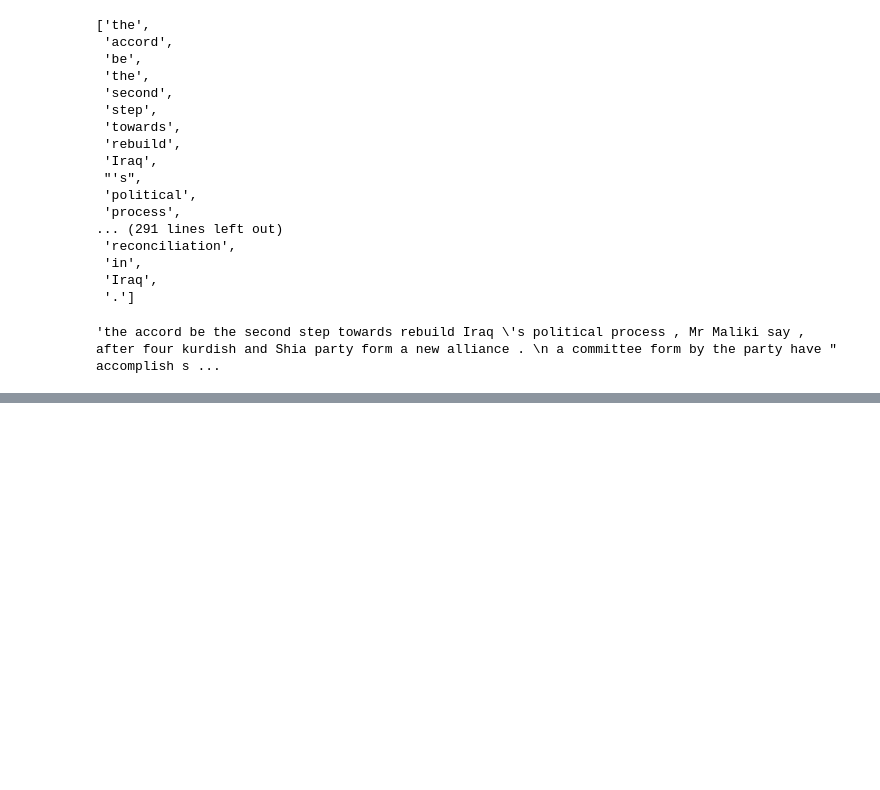
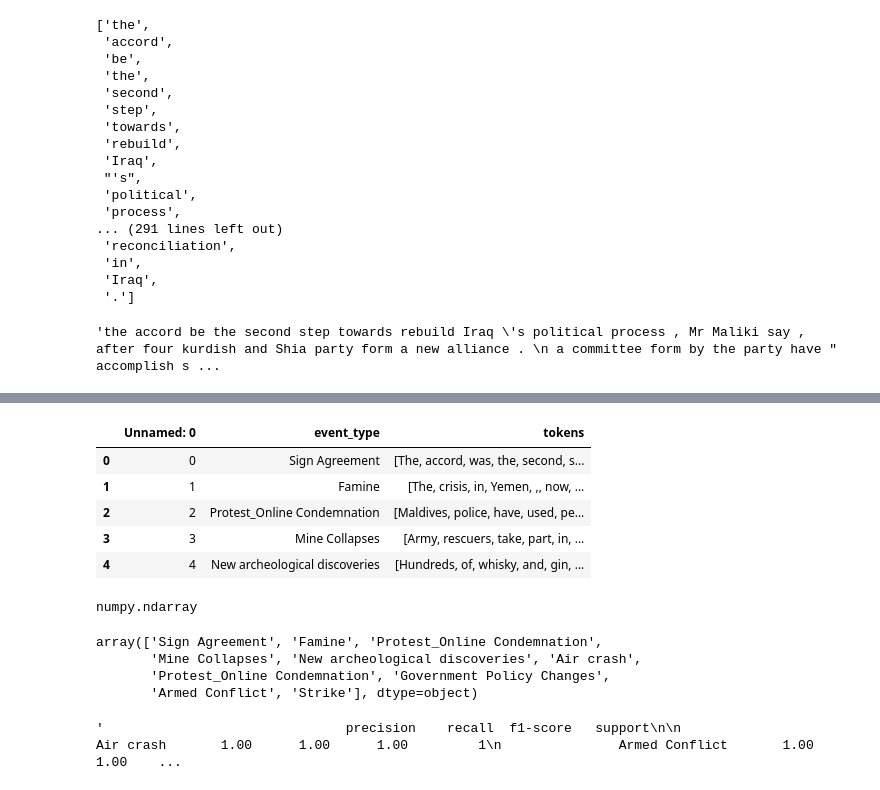
Before and after one commit to jankovidakovic/cross_lingual_data_augmentation, a Jupyter notebook: notebooks/0.6-jvidakovic-spacy_svm.ipynb, the cells around one changed output, grey strips where cells are left out. Drawn from its saved outputs; the diff is of its cells as text; code cells hidden in the pictures; blank space fills up the shorter version.

```diff
--- a/notebooks/0.6-jvidakovic-spacy_svm.ipynb
+++ b/notebooks/0.6-jvidakovic-spacy_svm.ipynb
@@ -82,0 +116,18 @@ result[0]
+# %%
+from ast import literal_eval
+
+df = pd.read_csv("../data/_tokens.csv")
+df.loc[:, "tokens"] = df.tokens.apply(literal_eval)
+df.head()
+# %% [output]
+|  | Unnamed: 0 | event_type | tokens |
+| 0 | 0 | Sign Agreement | [The, accord, was, the, second, s... |
+| 1 | 1 | Famine | [The, crisis, in, Yemen, ,, now, ... |
+| 2 | 2 | Protest_Online Condemnation | [Maldives, police, have, used, pe... |
+| 3 | 3 | Mine Collapses | [Army, rescuers, take, part, in, ... |
+| 4 | 4 | New archeological discoveries | [Hundreds, of, whisky, and, gin, ... |
+# %%
+X, y = df.tokens.values, df.event_type.values
+type(X)
+# %% [output]
+numpy.ndarray
@@ -82,0 +146,17 @@ result[0]
+# %%
+from sklearn.svm import LinearSVC
+
+svm = LinearSVC().fit(X, y)
+y_pred = svm.predict(X)
+y_pred
+# %% [output]
+array(['Sign Agreement', 'Famine', 'Protest_Online Condemnation',
+       'Mine Collapses', 'New archeological discoveries', 'Air crash',
+       'Protest_Online Condemnation', 'Government Policy Changes',
+       'Armed Conflict', 'Strike'], dtype=object)
+# %%
+from sklearn.metrics import classification_report
+
+classification_report(y, y_pred)
+# %% [output]
+'                               precision    recall  f1-score   support\n\n                    Air crash       1.00      1.00      1.00         1\n               Armed Conflict       1.00      1.00    ...
```
Also changed, not shown: parts of 6 cells of this notebook.
